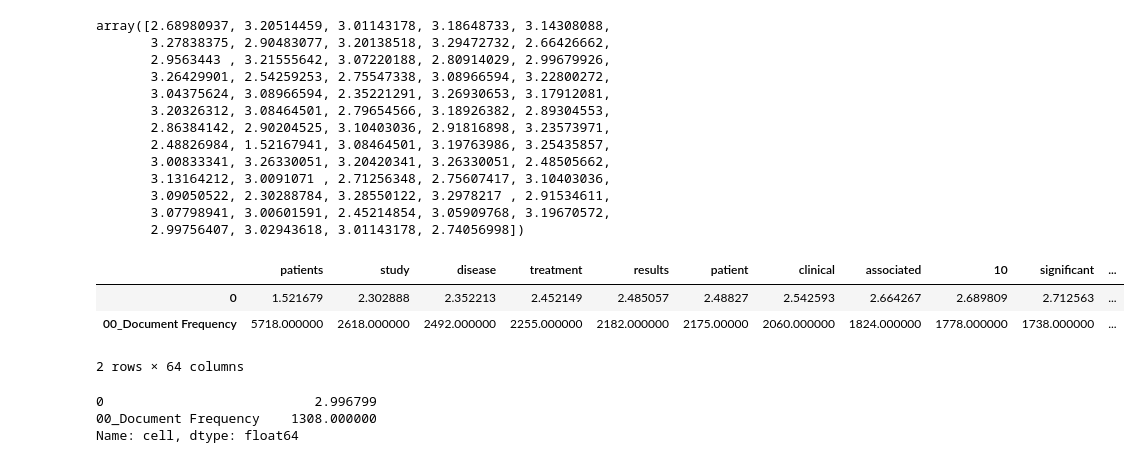
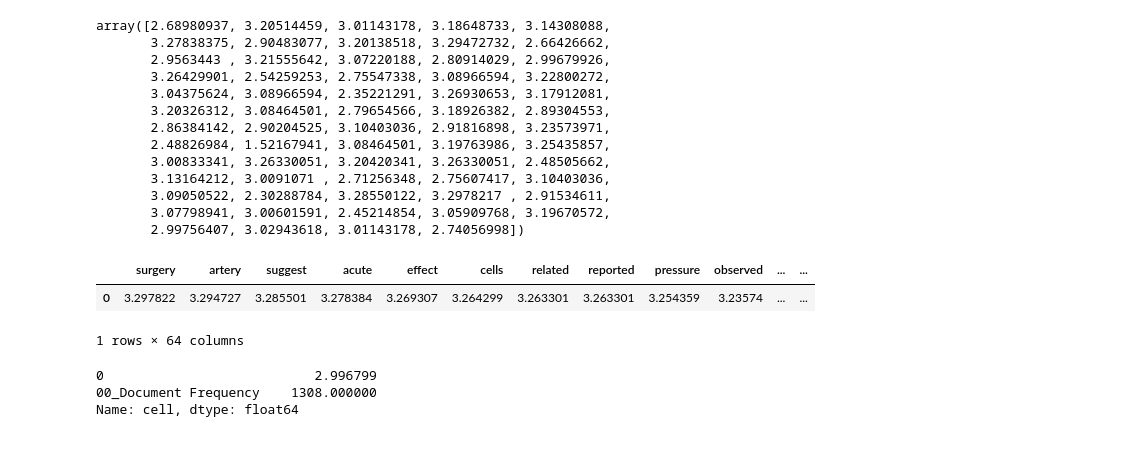
Before and after one commit to vitomarcorubino/MedicalTextNLP, a Jupyter notebook: medicalTextNLP.ipynb, the cells around one changed output. Saved outputs shown, nothing was run; the diff lists cells and outputs as text; code cells hidden in the pictures.

```diff
--- a/medicalTextNLP.ipynb
+++ b/medicalTextNLP.ipynb
@@ -600,13 +600,11 @@ array([2.68980937, 3.20514459, 3.01143178, 3.18648733, 3.14308088,
        2.99756407, 3.02943618, 3.01143178, 2.74056998])
 # %%
 idf_df = pd.DataFrame([vectorizer.idf_], columns=feature_names)
-idf_df.loc['00_Document Frequency'] = (tfidf_df > 0).sum()
-idf_df.sort_values(by='00_Document Frequency', axis=1, ascending=False)
+idf_df.sort_values(by=0, axis=1, ascending=False)
 # %% [output]
-|  | patients | study | disease | treatment | results | patient | clinical | associated | 10 | significant | ... |
-| 0 | 1.521679 | 2.302888 | 2.352213 | 2.452149 | 2.485057 | 2.48827 | 2.542593 | 2.664267 | 2.689809 | 2.712563 | ... |
-| 00_Document Frequency | 5718.000000 | 2618.000000 | 2492.000000 | 2255.000000 | 2182.000000 | 2175.00000 | 2060.000000 | 1824.000000 | 1778.000000 | 1738.000000 | ... |
+|  | surgery | artery | suggest | acute | effect | cells | related | reported | pressure | observed | ... | ... |
+| 0 | 3.297822 | 3.294727 | 3.285501 | 3.278384 | 3.269307 | 3.264299 | 3.263301 | 3.263301 | 3.254359 | 3.23574 | ... | ... |
-2 rows × 64 columns
+1 rows × 64 columns
 # %%
 idf_df['cell']
 # %% [output]
```
Also changed, not shown: parts of 3 cells of this notebook.
